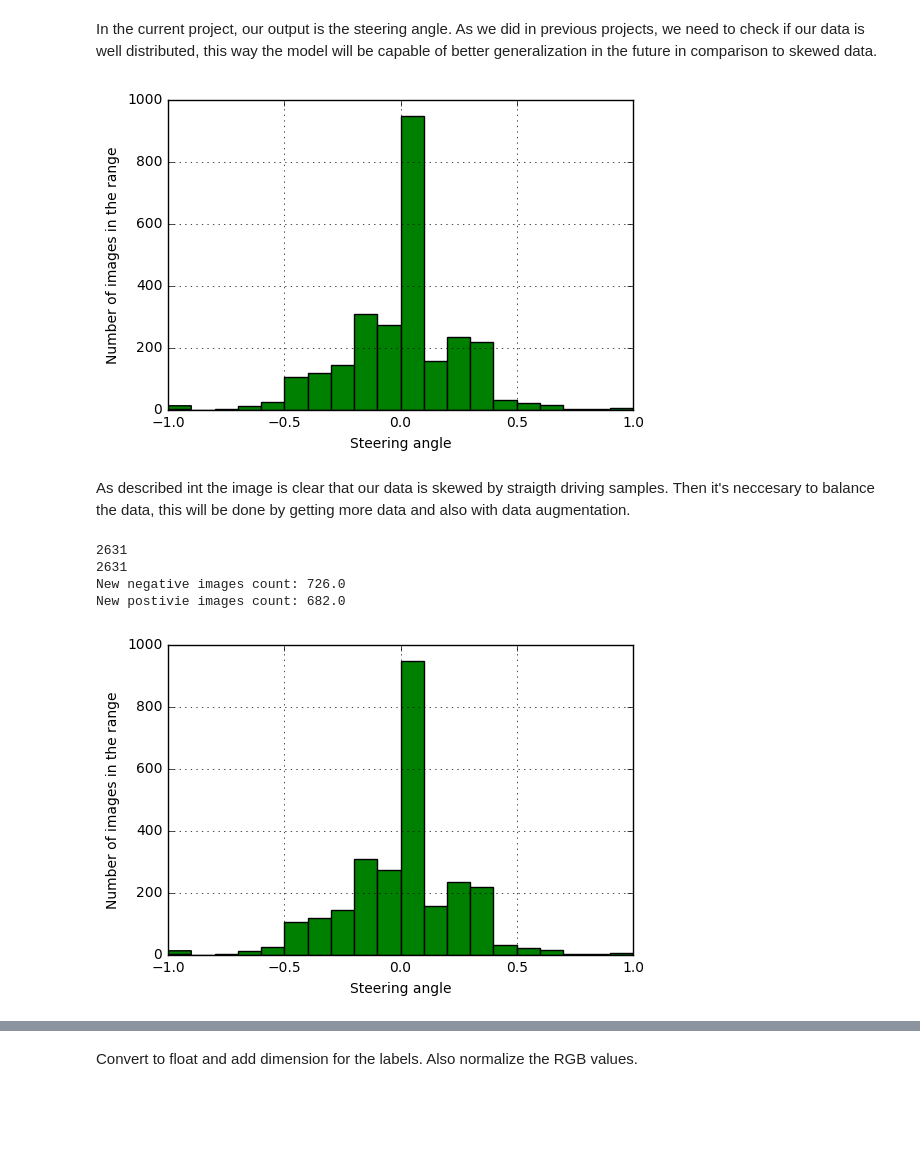
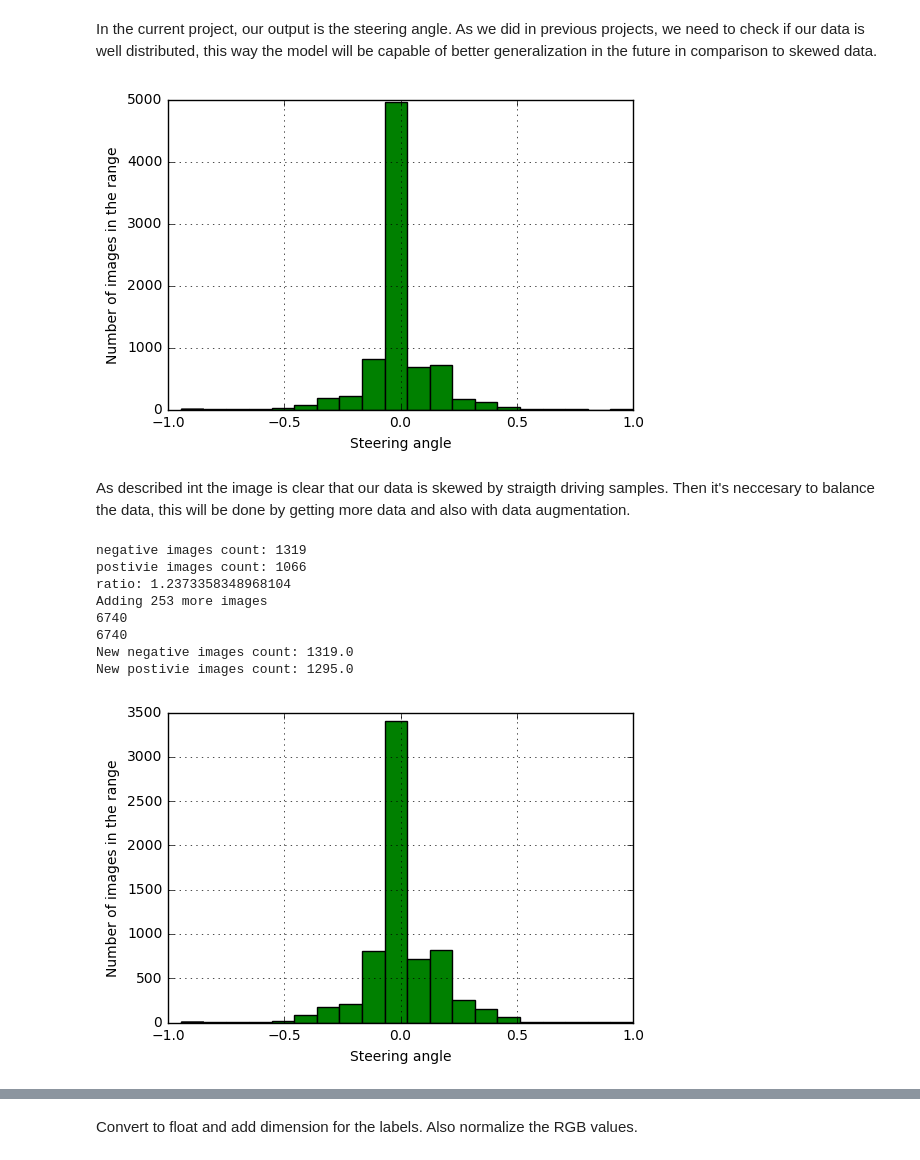
Before and after one commit to yhoazk/CarND-Behavioral-Cloning-P3, a Jupyter notebook: ExploreAndPreprocessData.ipynb, the cells around one changed output, grey strips where cells are left out. Saved outputs shown, nothing was run; the diff lists cells and outputs as text; code cells hidden in the pictures; blank space fills up the shorter version.

```diff
--- a/ExploreAndPreprocessData.ipynb
+++ b/ExploreAndPreprocessData.ipynb
@@ -105,7 +105,8 @@ left_imgs_path = []
 rigth_imgs_path = []
 data = {"center_path": center_imgs_path, "left_path":left_imgs_path, "rigth_path": rigth_imgs_path, "label":steering_angles}
 for line in labels_csv:
-    center_imgs_path.append(line[0])
+    # if using udacity data add SIMULATOR_DIR to image path
+    center_imgs_path.append(SIMULATOR_DIR + line[0])
     left_imgs_path.append(line[1])
     rigth_imgs_path.append(line[2])
     steering_angles.append(float(line[3]))
@@ -122,12 +123,13 @@ plt.show()
 
 n = list(map(int, n))
 # %% [output]
-[figure, old version]
+[figure, new version]
 # %% [markdown]
 As described int the image is clear that our data is skewed by straigth driving samples. Then it's neccesary to balance the data, this will be done by getting more data
 and also with data augmentation.
 # %%
-import cv2
+from PIL import Image
+from random import random
 # create list for data
 X = []
 # create list for labels]
@@ -139,14 +141,20 @@ def mirror(image, label):
     label = label * -1. ## add little offset so the image is not exactly the same
     return (mirr_img.copy(), label)
 
+## Remove the images with steering angle == 0, with 60% probability to not be removed
+## i.e. remove 40% randomly
+for i, (lbl, img) in enumerate(zip(steering_angles, center_imgs_path)):
+    if  -0.006 < lbl <= 0.006 and random() >=0.5:
+        steering_angles.pop(i)
+        center_imgs_path.pop(i)
+
 for label, data in zip(steering_angles, center_imgs_path):
     # Increase the data set.
     # crop data to our defined area of interest
-
-    X.append(plt.imread(data)[BOTTOM_MARGIN:TOP_MARGIN])
+    X.append(np.asarray(Image.open(data).crop((0,BOTTOM_MARGIN,320,TOP_MARGIN))))
     y.append(label)
 
-"""
+
 neg_imgs = sum(n[0:9])
 pos_imgs = sum(n[11:19])
 print("negative images count: " + str(sum(n[0:9])) )
@@ -154,40 +162,44 @@ print("postivie images count: " + str(sum(n[11:19])) )
 
 ratio_np = neg_imgs/pos_imgs
 print("ratio: " + str(ratio_np))
 if ratio_np > 1.2:
     #noImgs = abs(int((len(X) * (1.0 - ratio_np)) )) - pos_imgs
     noImgs = neg_imgs - pos_imgs
     print("Adding " + str(noImgs) + " more images")
     for img, label in zip(X,y):
-        if label < -0.8:
+        if label < -0.1:
             if noImgs > 0:
                 noImgs -=1
                 new_Img, new_label = mirror(img, label)
                 X.append(new_Img)
 
                 y.append(new_label)
-"""
+
 print(len(X))
 print(len(y))
 
 
 ### Re print the graph
 
 n, bins, _ = plt.hist(y, facecolor='green',  bins=20)
 print("New negative images count: " + str(sum(n[0:9])) )
 print("New postivie images count: " + str(sum(n[11:19])) )
 
 
 plt.xlabel('Steering angle')
 plt.ylabel('Number of images in the range')
 plt.grid(True)
 plt.show()
 # %% [output]
-2631
-2631
-New negative images count: 726.0
-New postivie images count: 682.0
+negative images count: 1319
+postivie images count: 1066
+ratio: 1.2373358348968104
+Adding 253 more images
+6740
+6740
+New negative images count: 1319.0
+New postivie images count: 1295.0
-[figure, old version]
+[figure, new version]
 # %%
 plot_imgArr(X[0:4], label=y[0:4]) ## Print olny 4 images
 # %% [output]
```
Also changed, not shown: parts of 14 cells of this notebook, 4 other files.
